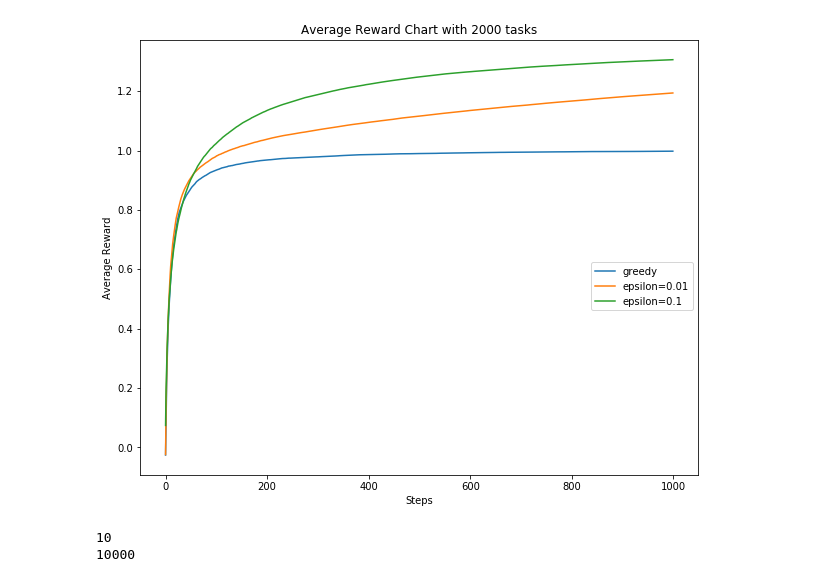
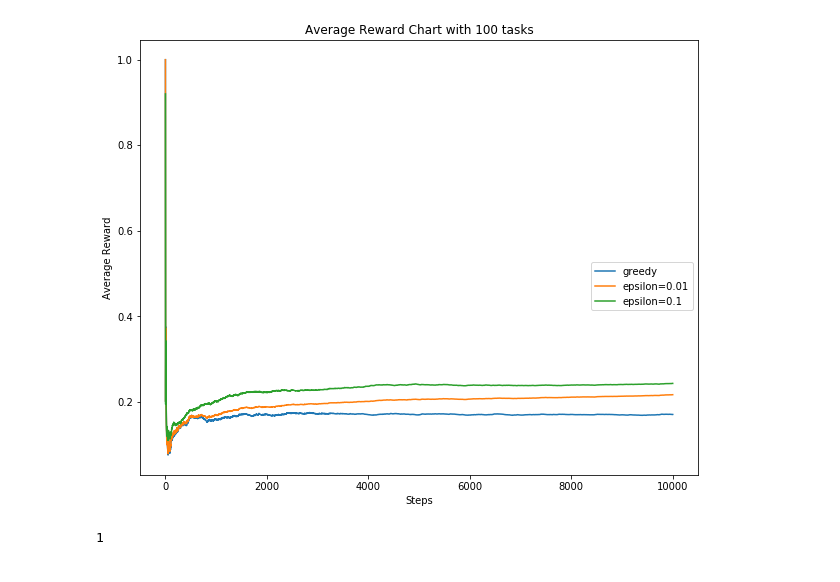
Before and after one commit to FreedomEclipse/multiArmedBandit, a Jupyter notebook: mabandit.ipynb, the cells around one changed output. Cells and saved outputs as stored; diff of their text form; code cells hidden in the pictures.

Commit message:
Part 2 added - completes chart finds max reward

```diff
--- a/mabandit.ipynb
+++ b/mabandit.ipynb
@@ -17,7 +17,7 @@ class bandit:
         # unknown mean reward of a action
         self.meansdist = np.random.normal(0, 1, arms)
 
-    def run(self):
+    def run(self, ds):
         for i in range(self.steps):
             # find random numbers and determine arm choice
             rn = np.random.rand()
@@ -31,7 +31,11 @@ class bandit:
             self.arm_n[act] += 1
 
             # determine reward from Gaussian distribution with q*(a) as mean as varaiance 1
-            reward = np.random.normal(self.meansdist[act], 1)
+            if isinstance(ds, pd.DataFrame):
+                reward = ds.iat[i, act]
+            else:
+                reward = np.random.normal(self.meansdist[act], 1)
+
 
             # determine the mean reward and reward for the arm chosen
             self.mean_r = self.mean_r + (reward - self.mean_r) / self.n
@@ -58,9 +62,9 @@ def executeLearning(arms, steps, tasks, ds):
         e1 = bandit(arms, 0.1, steps)
 
         # run learning action (pull arm) this is done the number of steps times
-        greedy.run()
-        e01.run()
-        e1.run()
+        greedy.run(ds)
+        e01.run(ds)
+        e1.run(ds)
 
         # deteremine the long-term rewards
         greedy_r = greedy_r + (greedy.reward - greedy_r) / (i + 1)
@@ -79,12 +83,14 @@ def executeLearning(arms, steps, tasks, ds):
     plt.show()
 # %%
 # Gaussian distribution with 10-Arm Testbed
-executeLearning(10, 1000, 2000, None)
+#executeLearning(10, 1000, 2000, None)
 
 # Ads dataset
 ads = pd.read_csv('Ads_Optimisation.csv')
-executeLearning(len(ads.columns), len(ads.index), 2000, ads)
+executeLearning(len(ads.columns), len(ads.index), 100, ads)
+
+# return reward for arm 3
+print(ads.iat[3, 1])
 # %% [output]
-[figure, old version]
+[figure, new version]
-10
-10000
+1
```
